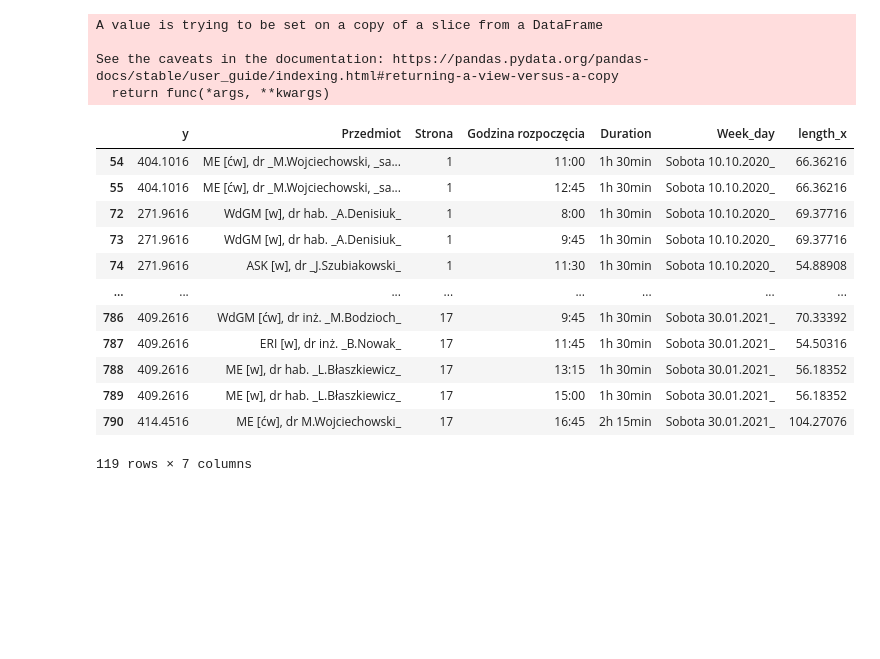
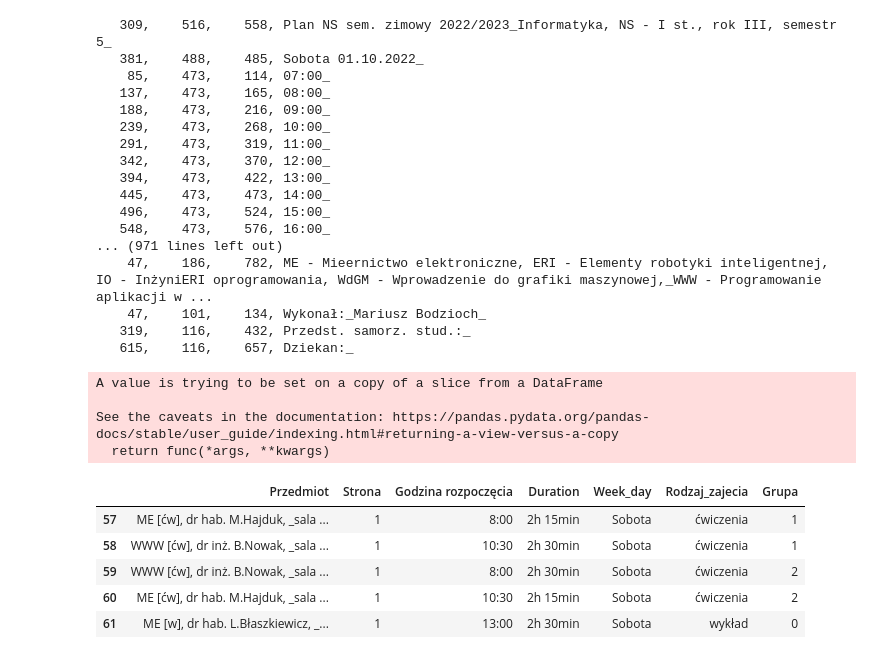
Before and after one commit to Krystiankr/CSV_FROM_PLAN, a Jupyter notebook: PDF_PLAN.ipynb, the cells around one changed output. Saved outputs shown, nothing was run; the diff lists cells and outputs as text; code cells hidden in the pictures; blank space fills up the shorter version.

```diff
--- a/PDF_PLAN.ipynb
+++ b/PDF_PLAN.ipynb
@@ -16,7 +16,7 @@ from pdfminer.converter import PDFPageAggregator
 import pdfminer
 
 # Open a PDF file.
-fp = open('plan5_2.pdf', 'rb')
+fp = open('plan5_aktualny.pdf', 'rb')
 
 # Create a PDF parser object associated with the file object.
 parser = PDFParser(fp)
@@ -70,6 +70,24 @@ for i, page in enumerate(PDFPage.create_pages(document)):
 
     # extract text from this object
     parse_obj(layout._objs, i)
+# %% [output]
+   309,    516,    558, Plan NS sem. zimowy 2022/2023_Informatyka, NS - I st., rok III, semestr 5_
+   381,    488,    485, Sobota 01.10.2022_
+    85,    473,    114, 07:00_
+   137,    473,    165, 08:00_
+   188,    473,    216, 09:00_
+   239,    473,    268, 10:00_
+   291,    473,    319, 11:00_
+   342,    473,    370, 12:00_
+   394,    473,    422, 13:00_
+   445,    473,    473, 14:00_
+   496,    473,    524, 15:00_
+   548,    473,    576, 16:00_
+... (971 lines left out)
+    47,    186,    782, ME - Mieernictwo elektroniczne, ERI - Elementy robotyki inteligentnej, IO - InżyniERI oprogramowania, WdGM - Wprowadzenie do grafiki maszynowej,_WWW - Programowanie aplikacji w ...
+    47,    101,    134, Wykonał:_Mariusz Bodzioch_
+   319,    116,    432, Przedst. samorz. stud.:_
+   615,    116,    657, Dziekan:_
 # %%
 def get_hour_from_cord_tekst(val: str) -> str:
     if len(hour_definition[hour_definition.x <= val]):
@@ -100,8 +118,20 @@ def lookup_week_day(row):
     strona = row.Strona
     word = df_week_day[(df_week_day.y > row.y) & (df_week_day.Strona == strona)].Przedmiot
     if len(word) > 0:
-        word = word.values[0]
+        word = word.values[-1]
     return "" if len(word) == 0 else word
+def detect_lecture_type(text):
+    return 'wykład' if '[w]' in text else 'ćwiczenia'
+def map_group(y: float):
+    if y > 280 and y < 350:
+        return 1
+    if y < 250:
+        return 2
+    if y > 410:
+        return 1
+    if y > 300 and y < 390:
+        return 2
+    return 0
 # def map_under_text(row):
 #     df_with_text = df_tmp[(
 #         df_tmp.Przedmiot.str.contains('\[') == False)
@@ -119,46 +149,42 @@ df.y = df.y.astype('float')
 df.x_end = df.x_end.astype('float')
 df['length_x'] = df.x_end - df.x
 df
 
 hour_definition = df[(df['Strona'] == '1') & (df['Przedmiot'].str.contains('00_'))]
 hour_definition.drop_duplicates(subset=['Przedmiot'], inplace=True)
 hour_definition.reset_index(drop=True, inplace=True)
 hour_definition
 hour = hour_definition.iloc[:2,:].x
 hour_diff = int(hour[1] - hour[0])
 hour_diff
 
 df_week_day = df[['y', 'Przedmiot', 'Strona']]
 df_week_day = df_week_day[(df_week_day.Przedmiot.str.contains('Sobota')) | (df_week_day.Przedmiot.str.contains('Niedziela'))]
 
 #df_tmp = df[(df['Strona'] == '1') | (df['Strona'] == '2')]
 df_tmp = df
 df_tmp['hour_mapped'] = list(map(get_hour_from_cord_tekst, list(df_tmp.x)))
 df_tmp['x_cord_mapped'] = list(map(get_hour_from_cord_x, list(df_tmp.x)))
 df_tmp['hour_diff'] = df_tmp.x - df_tmp.x_cord_mapped
 df_tmp['Godzina rozpoczęcia'] = df_tmp.apply(lambda x: map_hour(x['hour_mapped'], x['hour_diff']), axis=1)
 #df_tmp.Przedmiot = df_tmp.apply(lambda x: map_under_text(x), axis=1)
 df_tmp['Duration'] = df_tmp.length_x.apply(lambda x: map_hour_duration(x))
 df_tmp['Week_day'] = df_tmp.apply(lambda x: lookup_week_day(x), axis=1)
 #df_tmp
-df_tmp = df_tmp[df_tmp.Przedmiot.str.contains('\[') == True][['y', 'Przedmiot', 'Strona', 'Godzina rozpoczęcia', 'Duration', 'Week_day', 'length_x']]
-#df_tmp[['y', 'Przedmiot', 'Strona', 'Godzina rozpoczęcia', 'Duration', 'Week_day']]
-df_tmp
+df_tmp['Rodzaj_zajecia'] = df_tmp['Przedmiot'].apply(detect_lecture_type)
+df_tmp['Grupa'] = df_tmp['y'].apply(map_group)
+df_tmp['Grupa'] = df_tmp['Grupa'].astype('int')
+df_tmp[['Week_day', 'Date']] = df_tmp['Week_day'].str.split(' ', expand=True)
+df_tmp = df_tmp[df_tmp.Przedmiot.str.contains('\[') == True][['Przedmiot', 'Strona', 'Godzina rozpoczęcia', 'Duration', 'Week_day', 'Rodzaj_zajecia', 'Grupa']]
+df_tmp.head()
 # %% [output]
 A value is trying to be set on a copy of a slice from a DataFrame
 
 See the caveats in the documentation: https://pandas.pydata.org/pandas-docs/stable/user_guide/indexing.html#returning-a-view-versus-a-copy
   return func(*args, **kwargs)
-|  | y | Przedmiot | Strona | Godzina rozpoczęcia | Duration | Week_day | length_x |
-| 54 | 404.1016 | ME [ćw], dr _M.Wojciechowski, _sa... | 1 | 11:00 | 1h 30min | Sobota 10.10.2020_ | 66.36216 |
-| 55 | 404.1016 | ME [ćw], dr _M.Wojciechowski, _sa... | 1 | 12:45 | 1h 30min | Sobota 10.10.2020_ | 66.36216 |
-| 72 | 271.9616 | WdGM [w], dr hab. _A.Denisiuk_ | 1 | 8:00 | 1h 30min | Sobota 10.10.2020_ | 69.37716 |
-| 73 | 271.9616 | WdGM [w], dr hab. _A.Denisiuk_ | 1 | 9:45 | 1h 30min | Sobota 10.10.2020_ | 69.37716 |
-| 74 | 271.9616 | ASK [w], dr _J.Szubiakowski_ | 1 | 11:30 | 1h 30min | Sobota 10.10.2020_ | 54.88908 |
-| ... | ... | ... | ... | ... | ... | ... | ... |
-| 786 | 409.2616 | WdGM [ćw], dr inż. _M.Bodzioch_ | 17 | 9:45 | 1h 30min | Sobota 30.01.2021_ | 70.33392 |
-| 787 | 409.2616 | ERI [w], dr inż. _B.Nowak_ | 17 | 11:45 | 1h 30min | Sobota 30.01.2021_ | 54.50316 |
-| 788 | 409.2616 | ME [w], dr hab. _L.Błaszkiewicz_ | 17 | 13:15 | 1h 30min | Sobota 30.01.2021_ | 56.18352 |
-| 789 | 409.2616 | ME [w], dr hab. _L.Błaszkiewicz_ | 17 | 15:00 | 1h 30min | Sobota 30.01.2021_ | 56.18352 |
-| 790 | 414.4516 | ME [ćw], dr M.Wojciechowski_ | 17 | 16:45 | 2h 15min | Sobota 30.01.2021_ | 104.27076 |
+|  | Przedmiot | Strona | Godzina rozpoczęcia | Duration | Week_day | Rodzaj_zajecia | Grupa |
+| 57 | ME [ćw], dr hab. M.Hajduk, _sala ... | 1 | 8:00 | 2h 15min | Sobota | ćwiczenia | 1 |
+| 58 | WWW [ćw], dr inż. B.Nowak, _sala ... | 1 | 10:30 | 2h 30min | Sobota | ćwiczenia | 1 |
+| 59 | WWW [ćw], dr inż. B.Nowak, _sala ... | 1 | 8:00 | 2h 30min | Sobota | ćwiczenia | 2 |
+| 60 | ME [ćw], dr hab. M.Hajduk, _sala ... | 1 | 10:30 | 2h 15min | Sobota | ćwiczenia | 2 |
+| 61 | ME [w], dr hab. L.Błaszkiewicz, _... | 1 | 13:00 | 2h 30min | Sobota | wykład | 0 |
-119 rows × 7 columns
```
Also changed, not shown: parts of 13 cells of this notebook.
